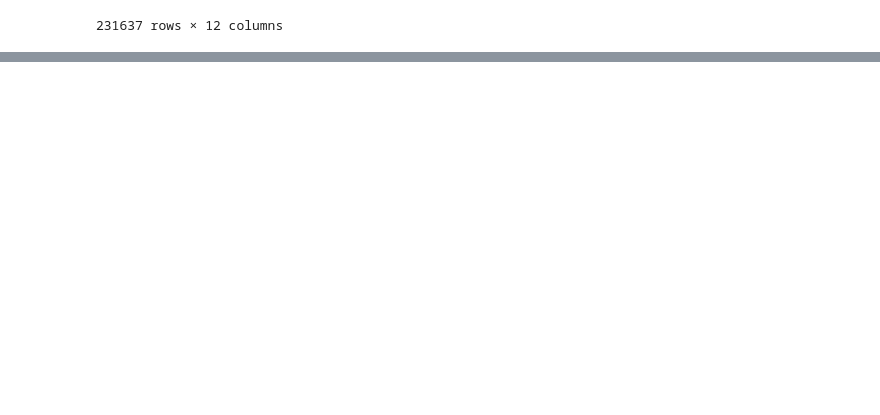
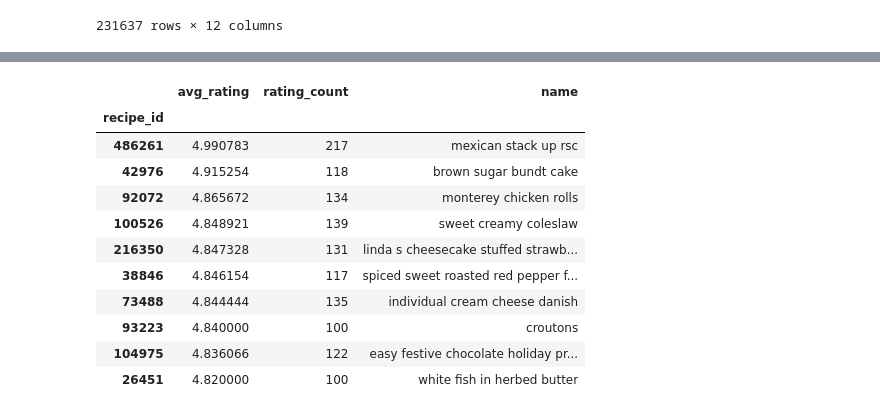
Before and after one commit to WindowsVista42/UMBC-Data-Vis, a Jupyter notebook: sandbox/ProposalExtraCred.ipynb, the cells around one changed output, grey strips where cells are left out. Saved outputs shown, nothing was run; the diff lists cells and outputs as text; code cells hidden in the pictures; blank space fills up the shorter version.

```diff
--- a/sandbox/ProposalExtraCred.ipynb
+++ b/sandbox/ProposalExtraCred.ipynb
@@ -26,3 +26,6 @@ df
 | 231635 | cookies by design cookies on a stick | 298512 | 29 | 506822 | 2008-04-15 | ['30-minutes-or-less', 'time-to-m... | [188.0, 11.0, 57.0, 11.0, 7.0, 21... | 9 | ['place melted butter in a large ... | ... |
 | 231636 | cookies by design sugar shortbrea... | 298509 | 20 | 506822 | 2008-04-15 | ['30-minutes-or-less', 'time-to-m... | [174.9, 14.0, 33.0, 4.0, 4.0, 11.... | 5 | ['whip sugar and shortening in a ... | ... |
 231637 rows × 12 columns
+# %%
+df2 = pd.read_csv(path + os.sep + "RAW_interactions.csv")
+df2
@@ -28,0 +46,8 @@ df
+# %%
+df3 = pd.DataFrame()
+groups = df2.groupby("recipe_id")
+df3["avg_rating"] = groups["rating"].mean()
+df3["rating_count"] = groups["rating"].count()
+df3 = df3[df3["rating_count"] >= 100]
+df3 = df3.sort_values("avg_rating", ascending=False).head(10)
+df3
@@ -28,0 +67,19 @@ df
+# %%
+lookup = df.set_index("id")["name"]
+
+df3["name"] = df3.index.map(lookup)
+df3.to_csv("top_10_recipes_foodcom.csv")
+df3
+# %% [output]
+|  | avg_rating | rating_count | name |
+| recipe_id |  |  |  |
+| 486261 | 4.990783 | 217 | mexican stack up rsc |
+| 42976 | 4.915254 | 118 | brown sugar bundt cake |
+| 92072 | 4.865672 | 134 | monterey chicken rolls |
+| 100526 | 4.848921 | 139 | sweet creamy coleslaw |
+| 216350 | 4.847328 | 131 | linda s cheesecake stuffed strawb... |
+| 38846 | 4.846154 | 117 | spiced sweet roasted red pepper f... |
+| 73488 | 4.844444 | 135 | individual cream cheese danish |
+| 93223 | 4.840000 | 100 | croutons |
+| 104975 | 4.836066 | 122 | easy festive chocolate holiday pr... |
+| 26451 | 4.820000 | 100 | white fish in herbed butter |
```
Also changed, not shown: parts of 7 cells of this notebook, 4 other files.
